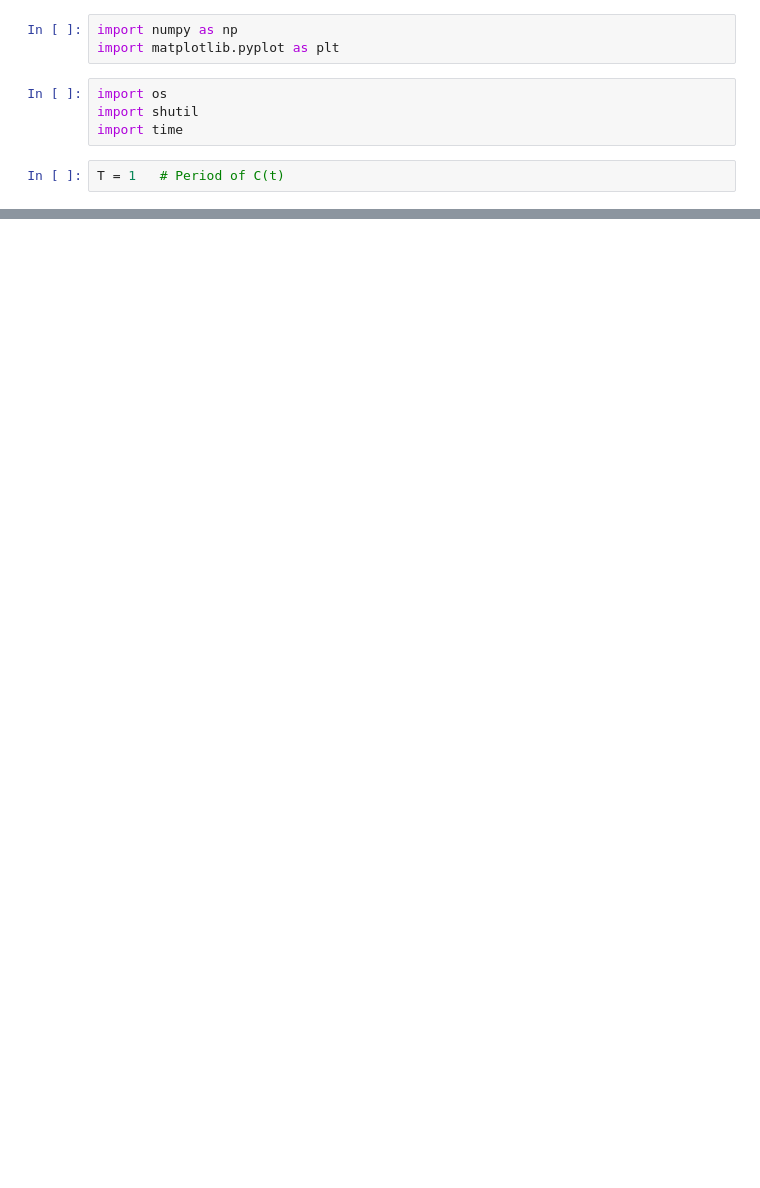
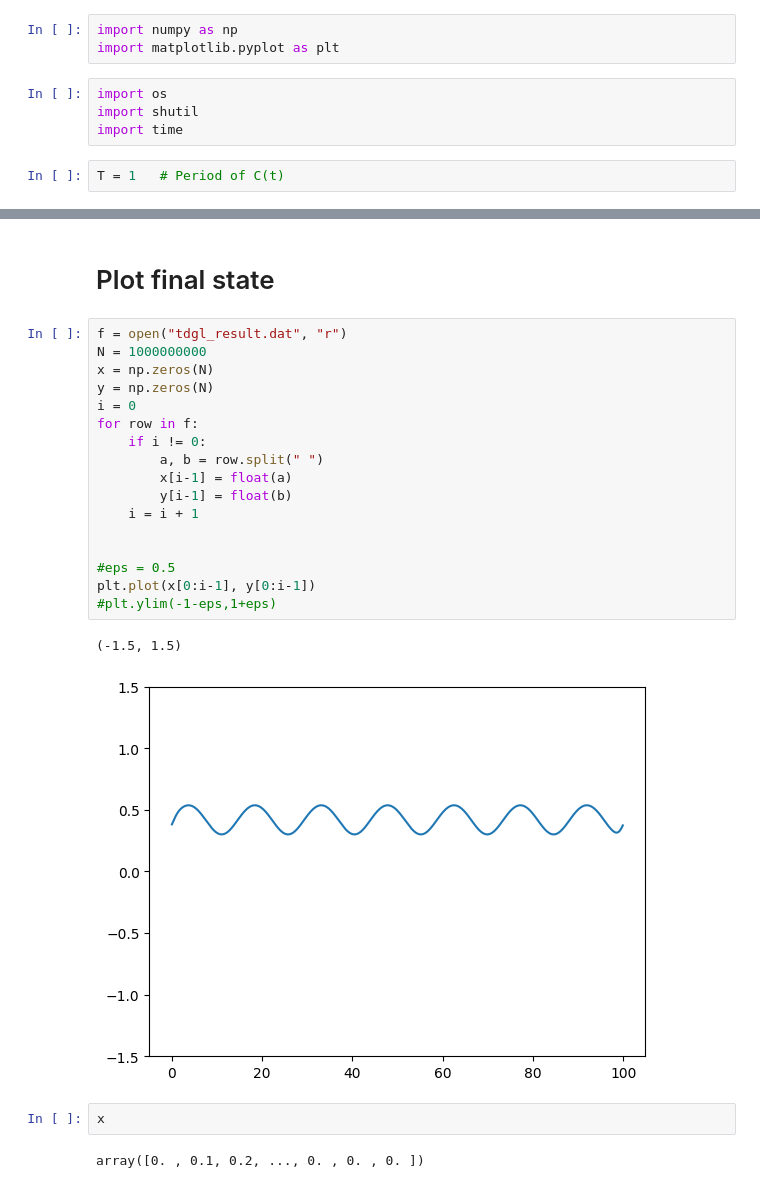
Before and after one commit to suanno/stage2, a Jupyter notebook: codes_tdgl/1D/rapid plot.ipynb, the cells around one changed output, grey strips where cells are left out. Saved outputs shown, nothing was run; the diff lists cells and outputs as text; blank space fills up the shorter version.

```diff
--- a/codes_tdgl/1D/rapid plot.ipynb
+++ b/codes_tdgl/1D/rapid plot.ipynb
@@ -29,0 +30,26 @@ Text(0.5, 1.0, 'Crank-Nicolson method\n dt=0.008\n $C(t) = \\sin(2\\pi t)$')
+# %% [markdown]
+# Plot final state
+# %%
+f = open("tdgl_result.dat", "r")
+N = 1000000000
+x = np.zeros(N)
+y = np.zeros(N)
+i = 0
+for row in f:
+    if i != 0:
+        a, b = row.split(" ")
+        x[i-1] = float(a)
+        y[i-1] = float(b)
+    i = i + 1
+
+
+#eps = 0.5
+plt.plot(x[0:i-1], y[0:i-1])
+#plt.ylim(-1-eps,1+eps)
+# %% [output]
+(-1.5, 1.5)
+[figure, added]
+# %%
+x
+# %% [output]
+array([0. , 0.1, 0.2, ..., 0. , 0. , 0. ])
```
Also changed, not shown: parts of 1 cell of this notebook, 12 other files.
